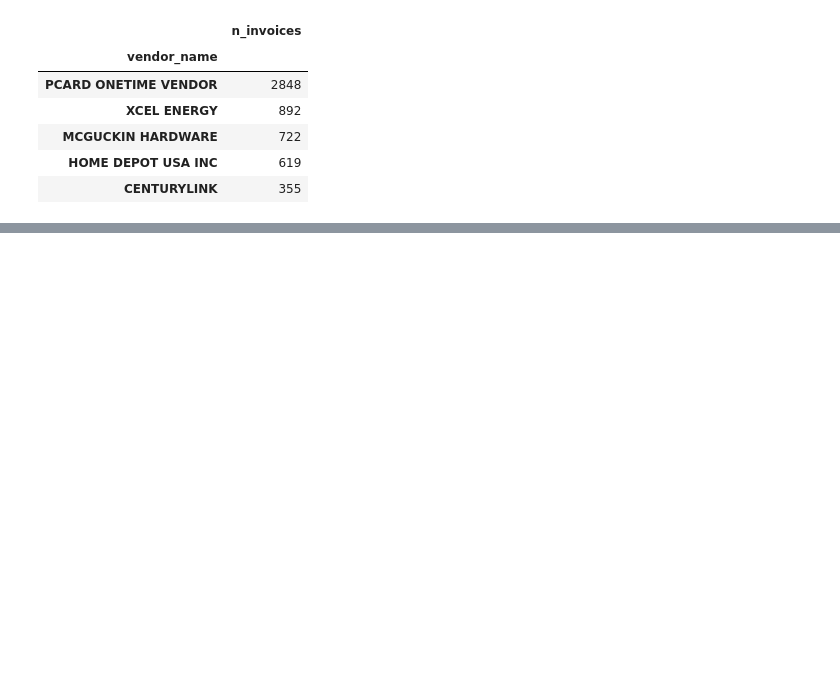
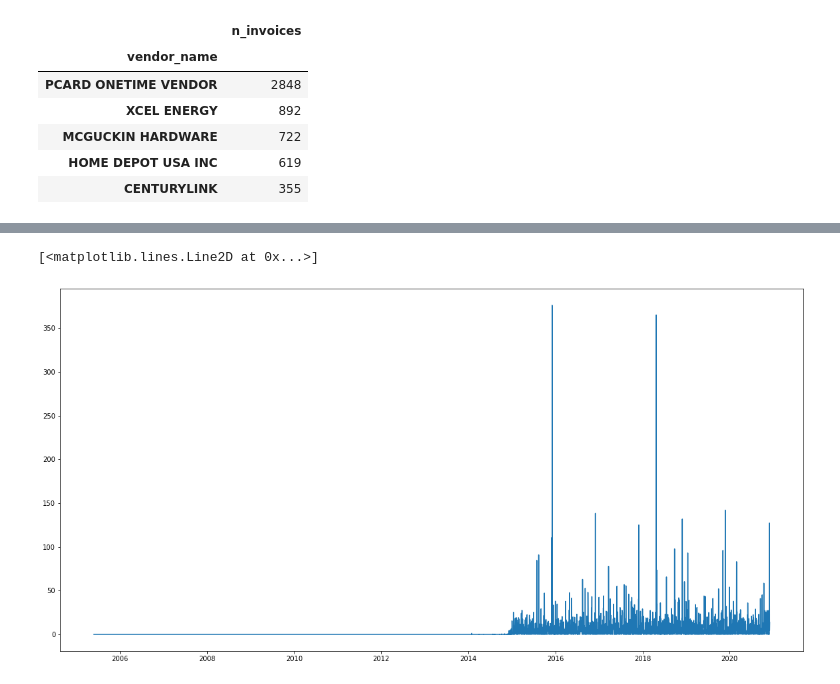
Before and after one commit to Infinions/ml-data-analytics, a Jupyter notebook: testing_datasets/Dataset_Manipulation_Prototype.ipynb, the cells around one changed output, grey strips where cells are left out. Cells and saved outputs as stored; diff of their text form; code cells hidden in the pictures; blank space fills up the shorter version.

```diff
--- a/testing_datasets/Dataset_Manipulation_Prototype.ipynb
+++ b/testing_datasets/Dataset_Manipulation_Prototype.ipynb
@@ -193,0 +211,3 @@ dataset.head()
+# %%
+for i, row in tmp_data.head().iterrows():
+    print(i.replace(day=1),i)
@@ -467,3 +513,28 @@ tmp.head()
 | MCGUCKIN HARDWARE | 722 |
 | HOME DEPOT USA INC | 619 |
 | CENTURYLINK | 355 |
+# %%
+def clean_missing_data(data, ind, val):
+    clean_data = pd.DataFrame(data.reset_index().groupby([pd.Grouper(key=ind, freq='D')])[val].sum()).reset_index()
+    # Set NA to montly data without/low number of invoices (it's best to assume it's missing as opposed to no actual/only some invoices were created)
+    tmp_data = pd.DataFrame(data.reset_index().groupby([pd.Grouper(key=ind, freq='M')])[val].count())
+
+    for i, _ in tmp_data[tmp_data[val] < 5].iterrows():
+        end_m   = i
+        start_m = i.replace(day=1)
+        clean_data.loc[(clean_data[ind] >= start_m) & (clean_data[ind] <= end_m),val] = None
+
+    return clean_data
+# %%
+def __prepare_data(data):
+    pr_data = data[['doc_emission_date','total_value']]
+    pr_data.columns = ['ds','y']
+    pr_data.loc['ds'] = pd.to_datetime(pr_data['ds'])
+
+    pr_data = pr_data.set_index('ds')
+
+    pr_data = clean_missing_data(pr_data, 'ds','y')
+
+    return pr_data
+# %%
+tt = __prepare_data(dataset)
@@ -469,0 +571,7 @@ tmp.head()
+# %%
+plt.figure(figsize=(20, 10))
+tt['y'] = tt['y'] / 100000
+plt.plot(tt.set_index('ds'))
+# %% [output]
+[<matplotlib.lines.Line2D at 0x...>]
+[figure, added]
```
Also changed, not shown: parts of 12 cells of this notebook, 4 other files.
